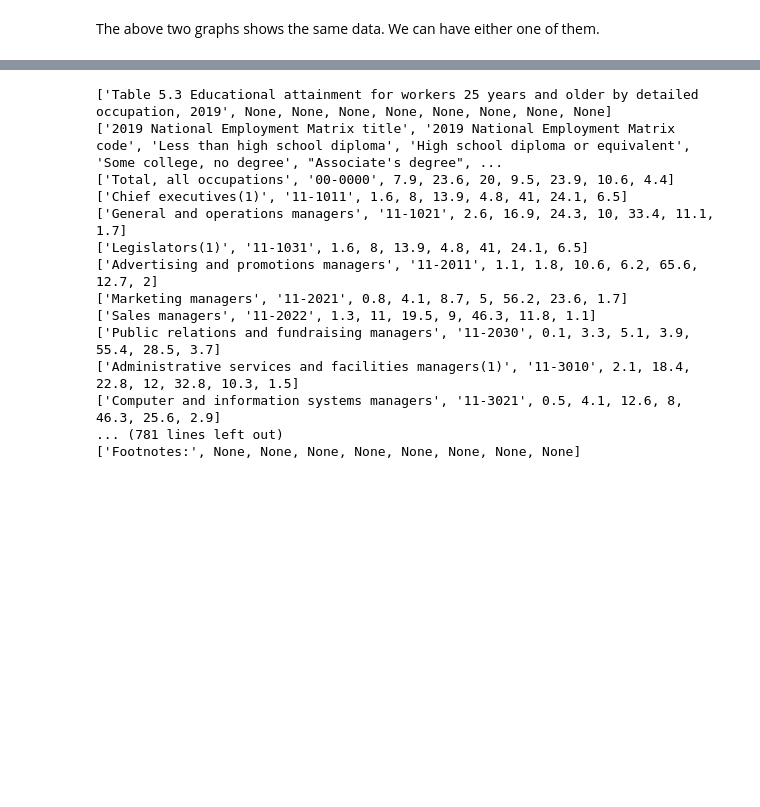
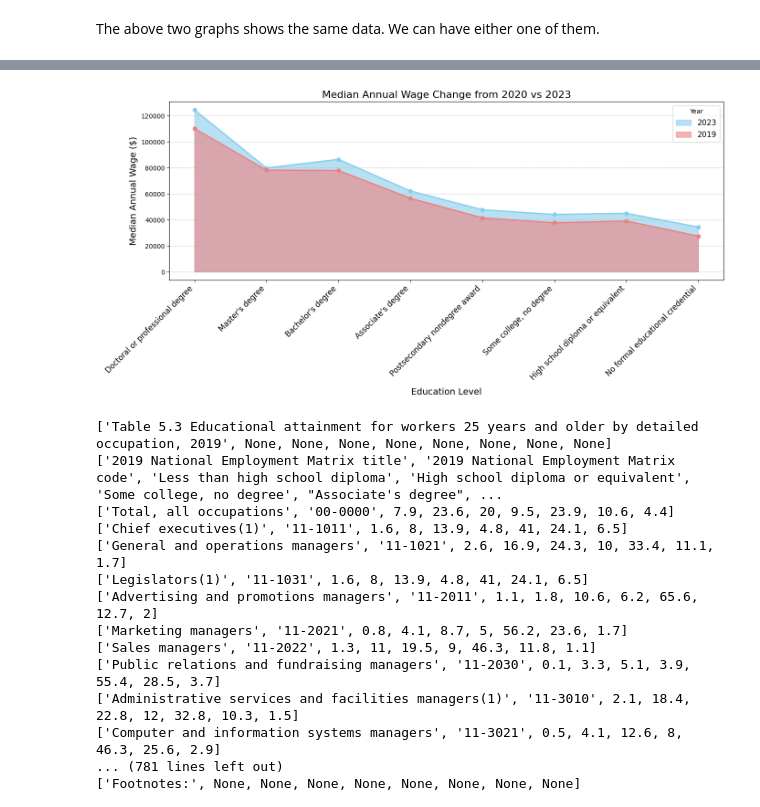
Before and after one commit to namansingh2623/BDA_project, a Jupyter notebook: project_data/project_data/ProjectFileGroup4.ipynb, the cells around one changed output, grey strips where cells are left out. Cells and saved outputs as stored; diff of their text form; code cells hidden in the pictures; blank space fills up the shorter version.

```diff
--- a/project_data/project_data/ProjectFileGroup4.ipynb
+++ b/project_data/project_data/ProjectFileGroup4.ipynb
@@ -366,3 +271,24 @@ Median Annual Wage: [110200, 78210, 77920, 56590, 41520, 37770, 39070, 27510]
+# %%
+# Plot area chart
+plt.figure(figsize=(14, 7))
+plt.fill_between(x, values_2023, alpha=0.6, color='skyblue', label='2023')
+plt.fill_between(x, values_2019, alpha=0.6, color='lightcoral', label='2019')
+plt.plot(x, values_2023, marker='o', color='skyblue', linewidth=2)
+plt.plot(x, values_2019, marker='o', color='lightcoral', linewidth=2)
+
+# Add labels, title, and legend
+plt.title('Median Annual Wage Change from 2020 vs 2023', fontsize=16)
+plt.xlabel('Education Level', fontsize=14)
+plt.ylabel('Median Annual Wage ($)', fontsize=14)
+plt.xticks(x, labels_2023, rotation=45, ha='right', fontsize=12)
+plt.legend(title="Year", fontsize=12)
+plt.grid(axis='y', linestyle='--', alpha=0.7)
+
+# Show the plot
+plt.tight_layout()
+plt.show()
+# %% [output]
+[figure, added]
 # %%
 # This data table is Table 5.3 Educational attainment for workers 25 years and older by detailed occupation, 2019
 # List indices are: 2019 National Employment Matrix title, 2019 National Employment Matrix code,
```
Also changed, not shown: parts of 18 cells of this notebook, 2 other files.
